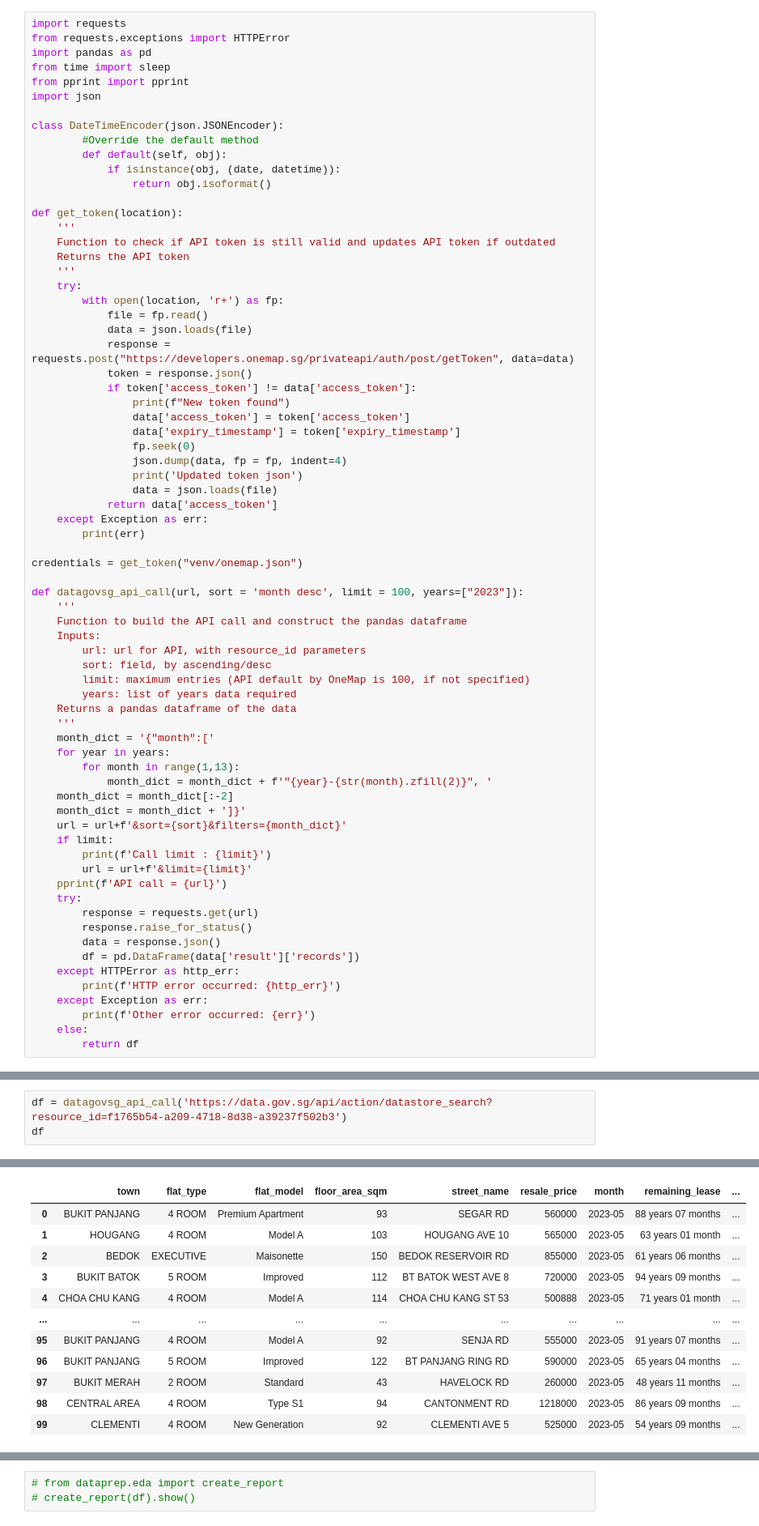
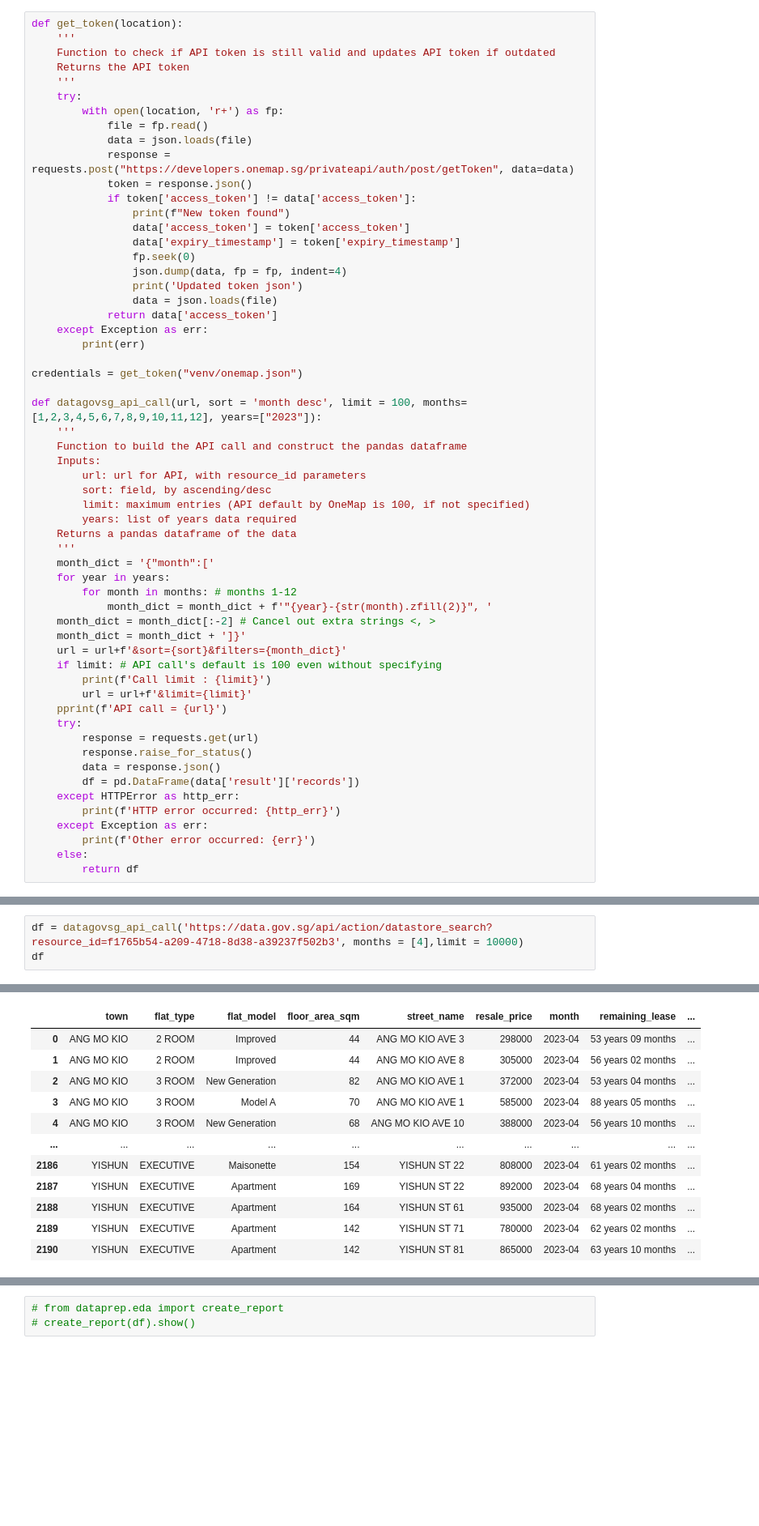
Before and after one commit to sienlonglim/ml_webapp, a Jupyter notebook: data_wrangling.ipynb, the cells around one changed output, grey strips where cells are left out. Shown at 81% size. Drawn from its saved outputs; the diff is of its cells as text; blank space fills up the shorter version.

```diff
--- a/data_wrangling.ipynb
+++ b/data_wrangling.ipynb
@@ -9,17 +15,4 @@ The prototype aims to read latest data directly from data.gov.sg and perform ETL
 # %%
-import requests
-from requests.exceptions import HTTPError
-import pandas as pd
-from time import sleep
-from pprint import pprint
-import json
-
-class DateTimeEncoder(json.JSONEncoder):
-        #Override the default method
-        def default(self, obj):
-            if isinstance(obj, (date, datetime)):
-                return obj.isoformat()
-
 def get_token(location):
     '''
     Function to check if API token is still valid and updates API token if outdated
@@ -45,7 +38,7 @@ def get_token(location):
 
 credentials = get_token("venv/onemap.json")
 
-def datagovsg_api_call(url, sort = 'month desc', limit = 100, years=["2023"]):
+def datagovsg_api_call(url, sort = 'month desc', limit = 100, months=[1,2,3,4,5,6,7,8,9,10,11,12], years=["2023"]):
     '''
     Function to build the API call and construct the pandas dataframe
     Inputs:
@@ -57,12 +50,12 @@ def datagovsg_api_call(url, sort = 'month desc', limit = 100, years=["2023"]):
     '''
     month_dict = '{"month":['
     for year in years:
-        for month in range(1,13):
+        for month in months: # months 1-12
             month_dict = month_dict + f'"{year}-{str(month).zfill(2)}", '
-    month_dict = month_dict[:-2]
+    month_dict = month_dict[:-2] # Cancel out extra strings <, >
     month_dict = month_dict + ']}'
     url = url+f'&sort={sort}&filters={month_dict}'
-    if limit:
+    if limit: # API call's default is 100 even without specifying
         print(f'Call limit : {limit}')
         url = url+f'&limit={limit}'
     pprint(f'API call = {url}')
@@ -83,4 +73,4 @@ Updated token json
 # %%
-df = datagovsg_api_call('https://data.gov.sg/api/action/datastore_search?resource_id=f1765b54-a209-4718-8d38-a39237f502b3')
+df = datagovsg_api_call('https://data.gov.sg/api/action/datastore_search?resource_id=f1765b54-a209-4718-8d38-a39237f502b3', months = [4],limit = 10000)
 df
 # %% [output]
@@ -93,12 +81,12 @@ Call limit : 100
 |  | town | flat_type | flat_model | floor_area_sqm | street_name | resale_price | month | remaining_lease | ... |
-| 0 | BUKIT PANJANG | 4 ROOM | Premium Apartment | 93 | SEGAR RD | 560000 | 2023-05 | 88 years 07 months | ... |
-| 1 | HOUGANG | 4 ROOM | Model A | 103 | HOUGANG AVE 10 | 565000 | 2023-05 | 63 years 01 month | ... |
-| 2 | BEDOK | EXECUTIVE | Maisonette | 150 | BEDOK RESERVOIR RD | 855000 | 2023-05 | 61 years 06 months | ... |
-| 3 | BUKIT BATOK | 5 ROOM | Improved | 112 | BT BATOK WEST AVE 8 | 720000 | 2023-05 | 94 years 09 months | ... |
-| 4 | CHOA CHU KANG | 4 ROOM | Model A | 114 | CHOA CHU KANG ST 53 | 500888 | 2023-05 | 71 years 01 month | ... |
+| 0 | ANG MO KIO | 2 ROOM | Improved | 44 | ANG MO KIO AVE 3 | 298000 | 2023-04 | 53 years 09 months | ... |
+| 1 | ANG MO KIO | 2 ROOM | Improved | 44 | ANG MO KIO AVE 8 | 305000 | 2023-04 | 56 years 02 months | ... |
+| 2 | ANG MO KIO | 3 ROOM | New Generation | 82 | ANG MO KIO AVE 1 | 372000 | 2023-04 | 53 years 04 months | ... |
+| 3 | ANG MO KIO | 3 ROOM | Model A | 70 | ANG MO KIO AVE 1 | 585000 | 2023-04 | 88 years 05 months | ... |
+| 4 | ANG MO KIO | 3 ROOM | New Generation | 68 | ANG MO KIO AVE 10 | 388000 | 2023-04 | 56 years 10 months | ... |
 | ... | ... | ... | ... | ... | ... | ... | ... | ... | ... |
-| 95 | BUKIT PANJANG | 4 ROOM | Model A | 92 | SENJA RD | 555000 | 2023-05 | 91 years 07 months | ... |
-| 96 | BUKIT PANJANG | 5 ROOM | Improved | 122 | BT PANJANG RING RD | 590000 | 2023-05 | 65 years 04 months | ... |
-| 97 | BUKIT MERAH | 2 ROOM | Standard | 43 | HAVELOCK RD | 260000 | 2023-05 | 48 years 11 months | ... |
-| 98 | CENTRAL AREA | 4 ROOM | Type S1 | 94 | CANTONMENT RD | 1218000 | 2023-05 | 86 years 09 months | ... |
-| 99 | CLEMENTI | 4 ROOM | New Generation | 92 | CLEMENTI AVE 5 | 525000 | 2023-05 | 54 years 09 months | ... |
+| 2186 | YISHUN | EXECUTIVE | Maisonette | 154 | YISHUN ST 22 | 808000 | 2023-04 | 61 years 02 months | ... |
+| 2187 | YISHUN | EXECUTIVE | Apartment | 169 | YISHUN ST 22 | 892000 | 2023-04 | 68 years 04 months | ... |
+| 2188 | YISHUN | EXECUTIVE | Apartment | 164 | YISHUN ST 61 | 935000 | 2023-04 | 68 years 02 months | ... |
+| 2189 | YISHUN | EXECUTIVE | Apartment | 142 | YISHUN ST 71 | 780000 | 2023-04 | 62 years 02 months | ... |
+| 2190 | YISHUN | EXECUTIVE | Apartment | 142 | YISHUN ST 81 | 865000 | 2023-04 | 63 years 10 months | ... |
```
Also changed, not shown: parts of 8 cells of this notebook, 2 other files.
